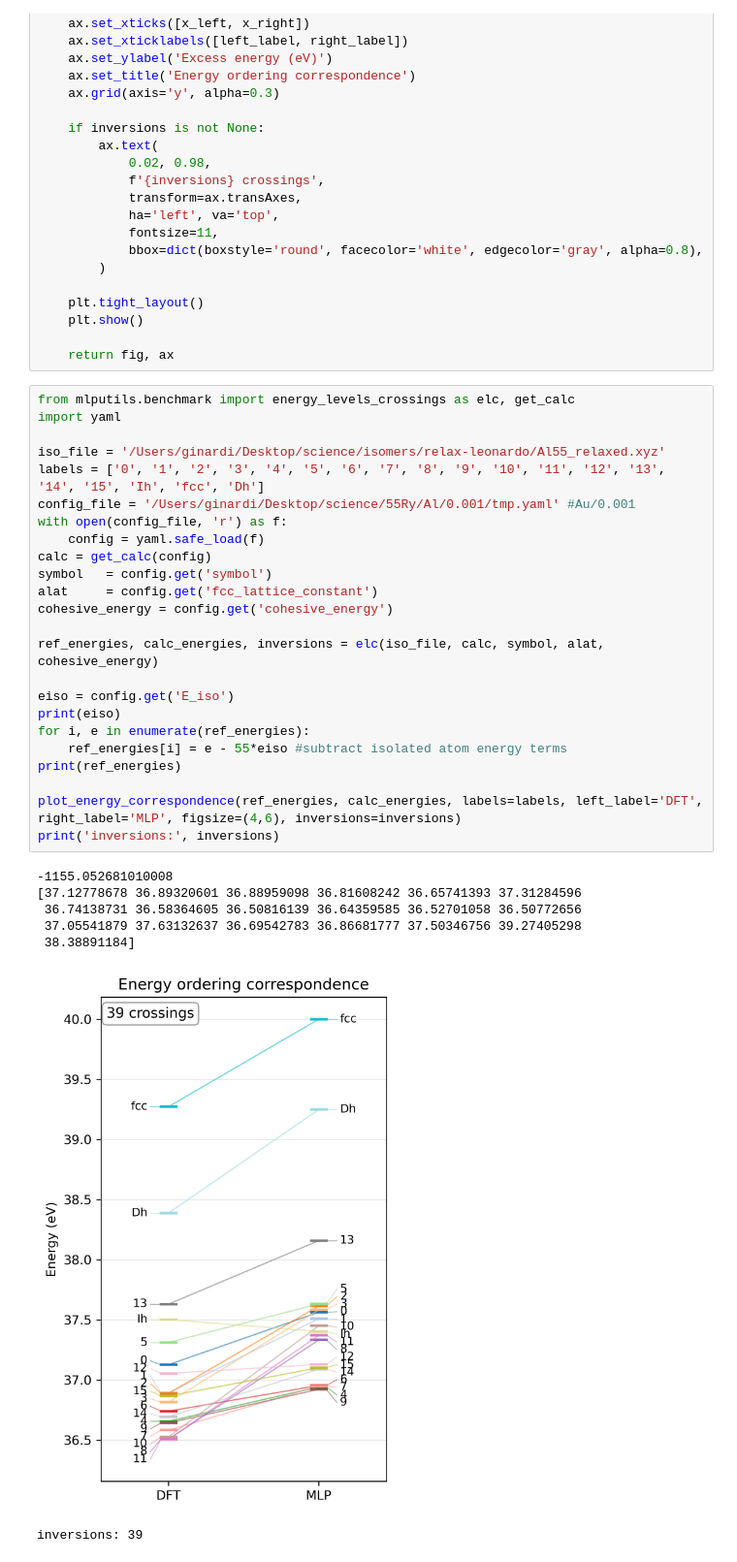
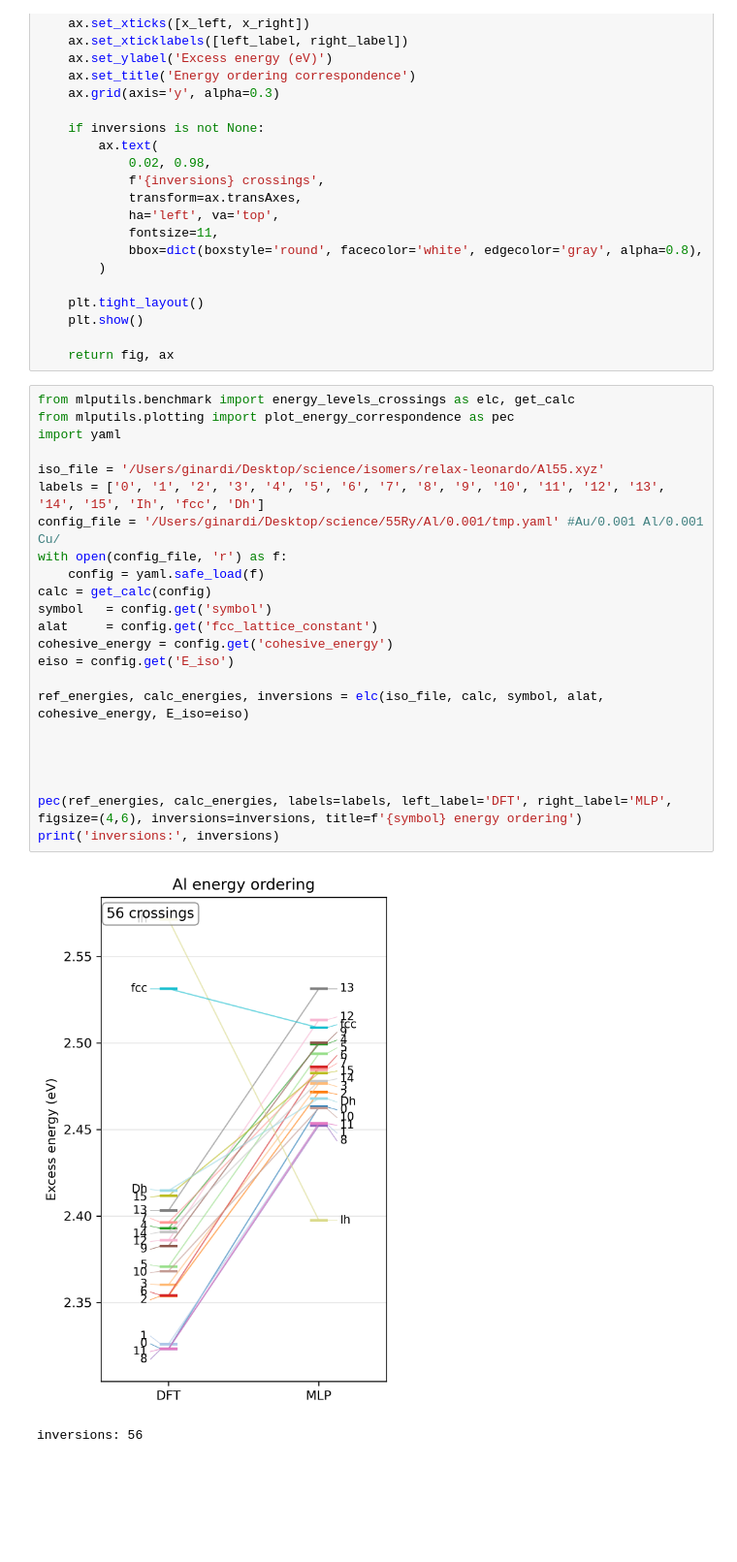
Before and after one commit to gilbogilb/mlp_codes_utils, a Jupyter notebook: workflows_examples/ID.ipynb, the cells around one changed output. Shown at 97% size. Saved outputs shown, nothing was run; the diff lists cells and outputs as text; blank space fills up the shorter version.

Commit message:
updates to energy levels

```diff
--- a/workflows_examples/ID.ipynb
+++ b/workflows_examples/ID.ipynb
@@ -979,33 +979,27 @@ def plot_energy_correspondence(
     return fig, ax
 # %%
 from mlputils.benchmark import energy_levels_crossings as elc, get_calc
+from mlputils.plotting import plot_energy_correspondence as pec
 import yaml
 
-iso_file = '/Users/ginardi/Desktop/science/isomers/relax-leonardo/Al55_relaxed.xyz'
+iso_file = '/Users/ginardi/Desktop/science/isomers/relax-leonardo/Al55.xyz'
 labels = ['0', '1', '2', '3', '4', '5', '6', '7', '8', '9', '10', '11', '12', '13', '14', '15', 'Ih', 'fcc', 'Dh']
-config_file = '/Users/ginardi/Desktop/science/55Ry/Al/0.001/tmp.yaml' #Au/0.001
+config_file = '/Users/ginardi/Desktop/science/55Ry/Al/0.001/tmp.yaml' #Au/0.001 Al/0.001 Cu/
 with open(config_file, 'r') as f:
     config = yaml.safe_load(f)
 calc = get_calc(config)
 symbol   = config.get('symbol')
 alat     = config.get('fcc_lattice_constant')
 cohesive_energy = config.get('cohesive_energy')
+eiso = config.get('E_iso')
 
-ref_energies, calc_energies, inversions = elc(iso_file, calc, symbol, alat, cohesive_energy)
+ref_energies, calc_energies, inversions = elc(iso_file, calc, symbol, alat, cohesive_energy, E_iso=eiso)
 
-eiso = config.get('E_iso')
-print(eiso)
-for i, e in enumerate(ref_energies):
-    ref_energies[i] = e - 55*eiso #subtract isolated atom energy terms
-print(ref_energies)
 
-plot_energy_correspondence(ref_energies, calc_energies, labels=labels, left_label='DFT', right_label='MLP', figsize=(4,6), inversions=inversions)
+
+
+pec(ref_energies, calc_energies, labels=labels, left_label='DFT', right_label='MLP', figsize=(4,6), inversions=inversions, title=f'{symbol} energy ordering')
 print('inversions:', inversions)
 # %% [output]
+[figure, new version]
--1155.052681010008
-[37.12778678 36.89320601 36.88959098 36.81608242 36.65741393 37.31284596
- 36.74138731 36.58364605 36.50816139 36.64359585 36.52701058 36.50772656
- 37.05541879 37.63132637 36.69542783 36.86681777 37.50346756 39.27405298
- 38.38891184]
+inversions: 56
-[figure, old version]
-inversions: 39
```
Also changed, not shown: 2 other files.
